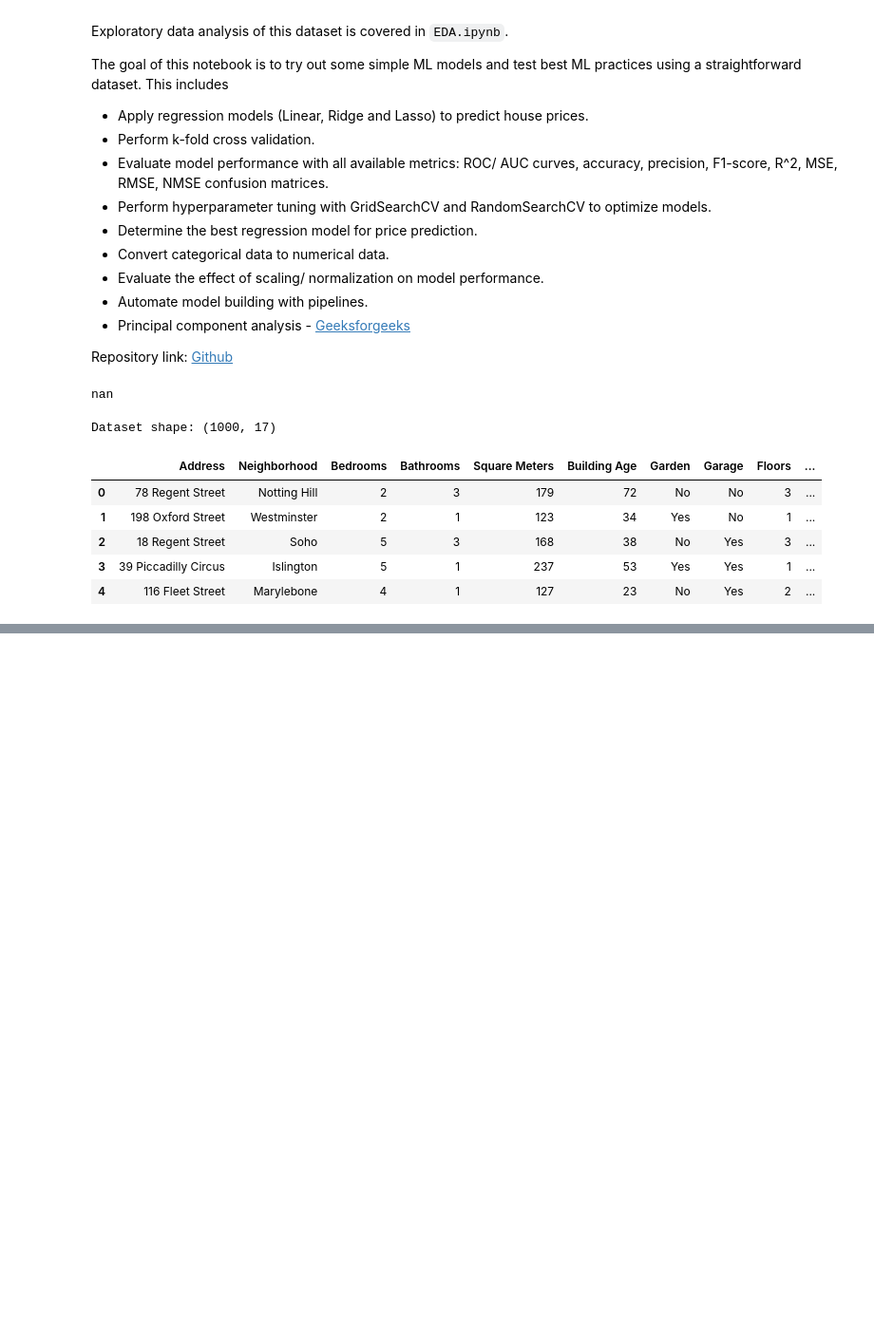
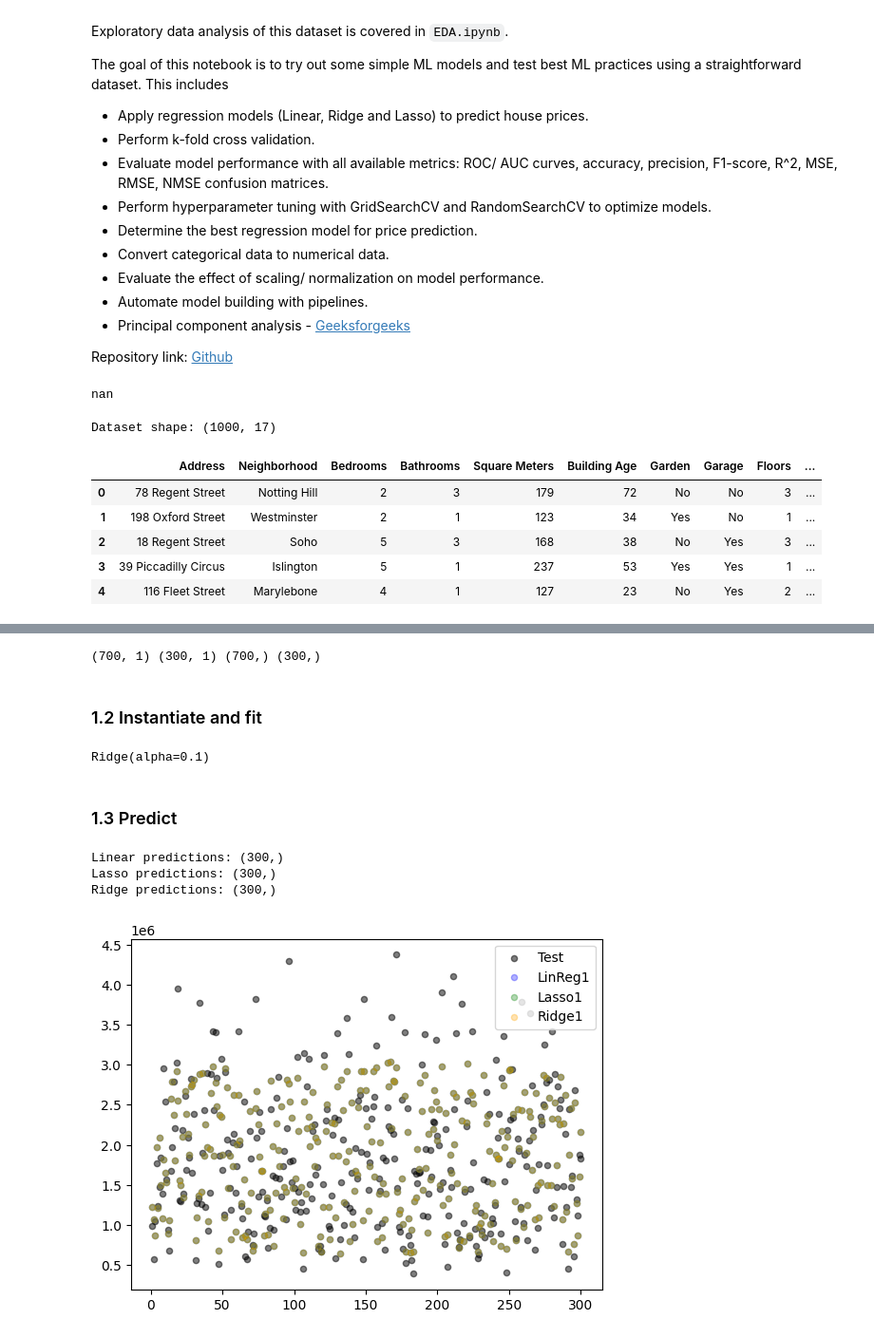
Before and after one commit to rsamconn/London-housing, a Jupyter notebook: Regression_analysis.ipynb, the cells around one changed output, grey strips where cells are left out. Shown at 95% size. Cells and saved outputs as stored; diff of their text form; code cells hidden in the pictures; blank space fills up the shorter version.

Commit message:
Added images to .gitignore and updated Classification and Regression ML notebooks.

```diff
--- a/Regression_analysis.ipynb
+++ b/Regression_analysis.ipynb
@@ -66,0 +79,48 @@ Which model is best - linear, logistic, lasso or ridge?
+# %%
+# Create sqm-only dataset
+X_sqm = housing_df['Square Meters'].values.reshape(-1, 1)
+y = housing_df['Price (£)'].values
+X_train_sqm, X_test_sqm, y_train_sqm, y_test_sqm = train_test_split(X_sqm, y, test_size=0.3, random_state=24)
+
+print(X_train_sqm.shape, X_test_sqm.shape, y_train_sqm.shape, y_test_sqm.shape)
+# %% [output]
+(700, 1) (300, 1) (700,) (300,)
+# %% [markdown]
+### 1.2 Instantiate and fit
+# %%
+# Instantiate models
+linreg1 = LinearRegression()
+lasso1 = Lasso(alpha = 0.1)
+ridge1 = Ridge(alpha = 0.1)
+
+# Fit to numeric data
+linreg1.fit(X_train_sqm, y_train_sqm)
+lasso1.fit(X_train_sqm, y_train_sqm)
+ridge1.fit(X_train_sqm, y_train_sqm)
+# %% [output]
+Ridge(alpha=0.1)
+# %% [markdown]
+### 1.3 Predict
+# %%
+linreg1_preds = linreg1.predict(X_test_sqm)
+lasso1_preds = lasso1.predict(X_test_sqm)
+ridge1_preds = ridge1.predict(X_test_sqm)
+
+print(f'Linear predictions: {linreg1_preds.shape}')
+print(f'Lasso predictions: {lasso1_preds.shape}')
+print(f'Ridge predictions: {ridge1_preds.shape}')
+# %% [output]
+Linear predictions: (300,)
+Lasso predictions: (300,)
+Ridge predictions: (300,)
+# %%
+y_points = np.linspace(1, len(y_test_sqm), len(y_test_sqm))
+# print(len(y_points))
+plt.scatter(y_points, y_test_sqm, label='Test', alpha=0.5, color='black', s=20)
+plt.scatter(y_points, linreg1_preds, label='LinReg1', alpha=0.3, color='blue', s=20)
+plt.scatter(y_points, lasso1_preds, label='Lasso1', alpha=0.3, color='green', s=20)
+plt.scatter(y_points, ridge1_preds, label='Ridge1', alpha=0.3, color='orange', s=20)
+plt.legend()
+plt.show()
+# %% [output]
+[figure, added]
```
Also changed, not shown: parts of 24 cells of this notebook, 2 other files.
